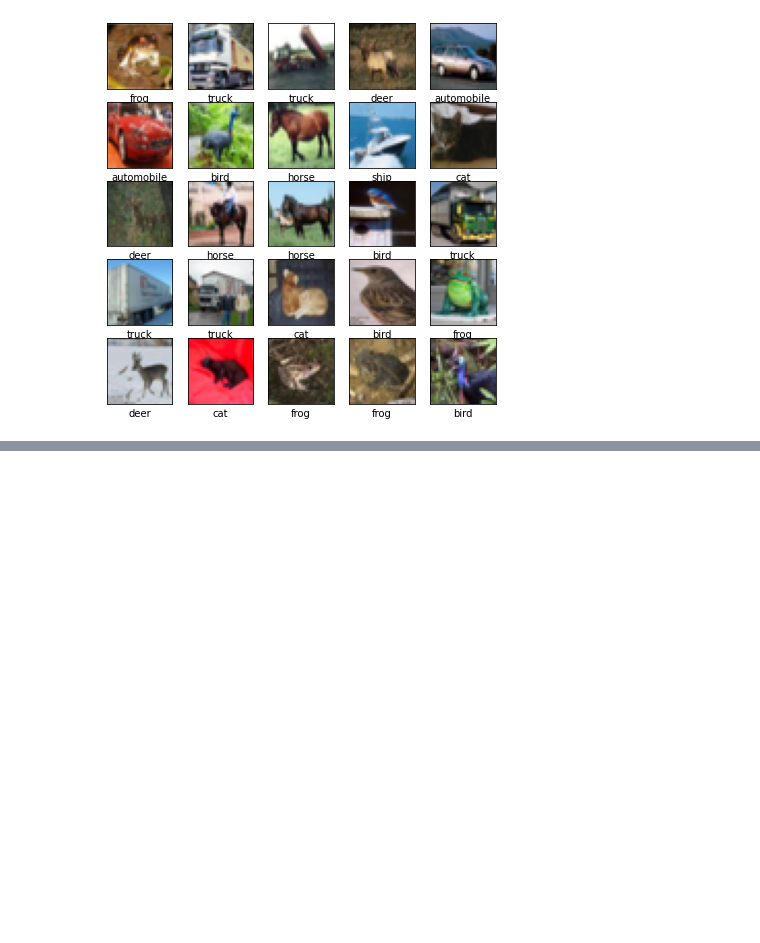
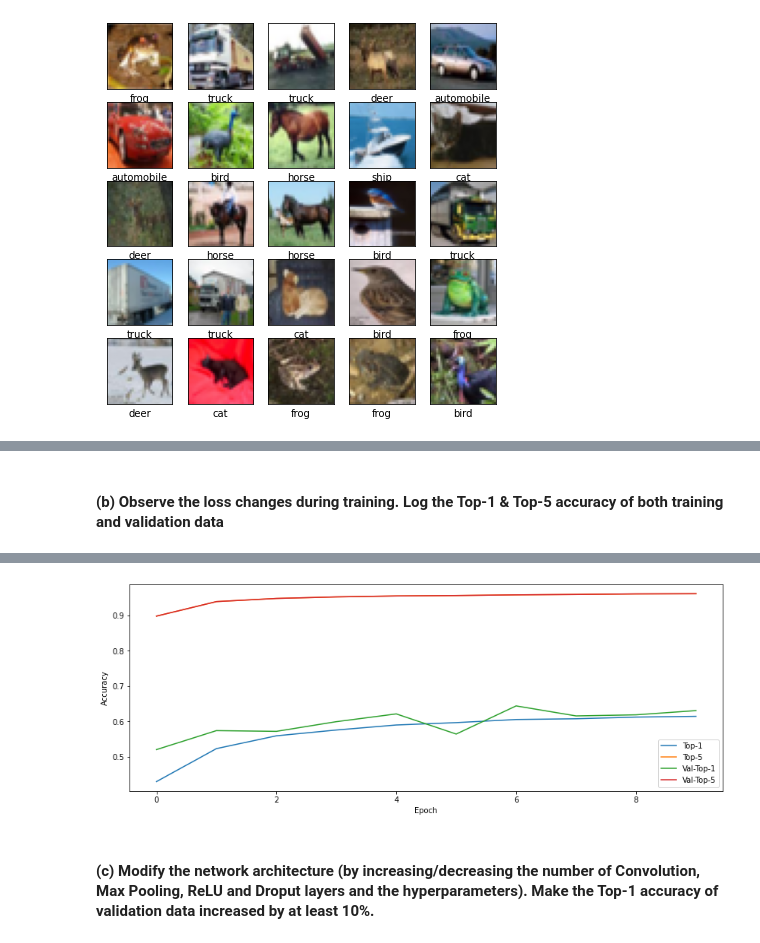
Before and after one commit to ernestchu/CSE688PracticeAndApplicationsOfMachineLearning, a Jupyter notebook: Assignments/hw1/src/hw1-2.ipynb, the cells around one changed output, grey strips where cells are left out. Saved outputs shown, nothing was run; the diff lists cells and outputs as text; code cells hidden in the pictures; blank space fills up the shorter version.

```diff
--- a/Assignments/hw1/src/hw1-2.ipynb
+++ b/Assignments/hw1/src/hw1-2.ipynb
@@ -42,10 +42,10 @@ for i in range(25):
 [figure]
 # %%
 model = tf.keras.models.Sequential([
-    tf.keras.layers.Conv2D(32, (3, 3), activation='relu', input_shape=(32, 32, 3)),
+    tf.keras.layers.Conv2D(32, (3, 3), activation='relu', input_shape=(32, 32, 3), padding='same'),
     tf.keras.layers.MaxPooling2D((2, 2)),
     tf.keras.layers.Dropout(.25),
-    tf.keras.layers.Conv2D(64, (3, 3), strides=(1, 2), activation='relu', input_shape=(32, 32, 3)),
+    tf.keras.layers.Conv2D(64, (3, 3), strides=(1, 2), activation='relu', padding='same'),
     tf.keras.layers.MaxPooling2D((2, 2)),
     tf.keras.layers.Dropout(.25),
     tf.keras.layers.Flatten(),
@@ -89,13 +88,0 @@ $Total = \sum Layer = 2259914$
-# %%
-model.compile(
-    optimizer='adam',
-    loss=tf.keras.losses.SparseCategoricalCrossentropy(from_logits=True),
-    metrics=['accuracy']
-)
-
-history = model.fit(
-    train_images,
-    train_labels,
-    epochs=10,
-    validation_data=(test_images, test_labels)
-)
@@ -134,0 +89,47 @@ test_loss, test_acc = model.evaluate(test_images,  test_labels, verbose=2)
+# %% [markdown]
+#### (b) Observe the loss changes during training. Log the Top-1 & Top-5 accuracy of both training and validation data
+# %%
+class conciseCallback(tf.keras.callbacks.Callback):
+    def on_epoch_end(self, epoch, logs=None):
+        print(f"Epoch {epoch+1: 2d}", end='')
+        print(
+            f"\x1b[32m Train \x1b[0m "
+            f"Loss: {logs['loss']: .3f}, "
+            f"Top-1: {logs['sparse_categorical_accuracy']: .3f}, "
+            f"Top-5: {logs['sparse_top_k_categorical_accuracy']: .3f}\t"
+            f"\x1b[34m Val \x1b[0m "
+            f"Loss: {logs['val_loss']: .3f}, "
+            f"Top-1: {logs['val_sparse_categorical_accuracy']: .3f}, "
+            f"Top-5: {logs['val_sparse_top_k_categorical_accuracy']: .3f}"
+        )
+
+def examine(model):
+    model.compile(
+        optimizer='adam',
+        loss=tf.keras.losses.SparseCategoricalCrossentropy(from_logits=True),
+        metrics=[
+            'sparse_categorical_accuracy',
+            'sparse_top_k_categorical_accuracy'
+        ]
+    )
+
+    history = model.fit(
+        train_images,
+        train_labels,
+        epochs=10,
+        validation_data=(val_images, val_labels),
+        verbose=0,
+        callbacks=[conciseCallback()]
+    )
+    plt.figure(figsize=(14, 5))
+    plt.plot(history.history['sparse_categorical_accuracy'], label='Top-1')
+    plt.plot(history.history['sparse_top_k_categorical_accuracy'], label = 'Top-5')
+    plt.plot(history.history['val_sparse_categorical_accuracy'], label='Val-Top-1')
+    plt.plot(history.history['sparse_top_k_categorical_accuracy'], label = 'Val-Top-5')
+    plt.xlabel('Epoch')
+    plt.ylabel('Accuracy')
+    plt.legend(loc='lower right')
+    plt.show()
+
+examine(model)
+# %% [output]
@@ -134,0 +146,3 @@ test_loss, test_acc = model.evaluate(test_images,  test_labels, verbose=2)
+[figure, added]
+# %% [markdown]
+#### (c) Modify the network architecture (by increasing/decreasing the number of Convolution, Max Pooling, ReLU and Droput layers and the hyperparameters). Make the Top-1 accuracy of validation data increased by at least 10%.
```
Also changed, not shown: parts of 9 cells of this notebook.
